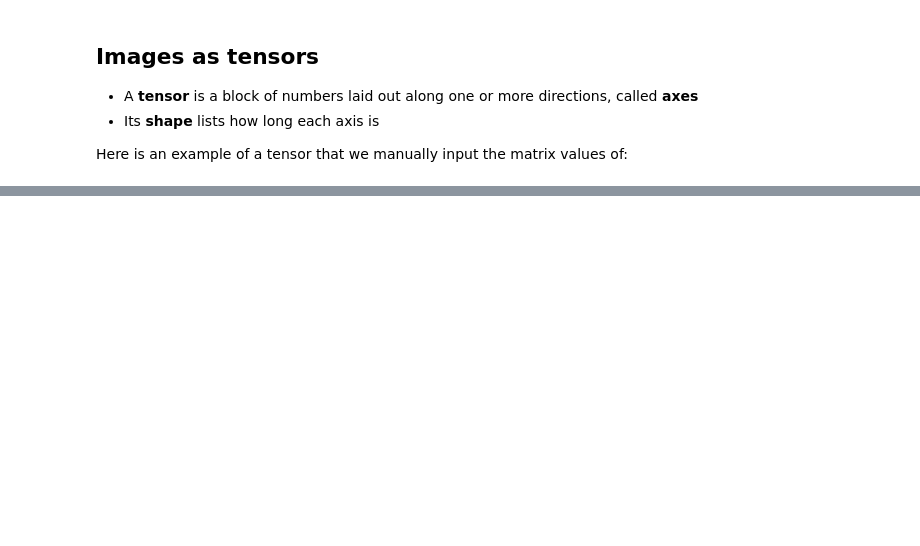
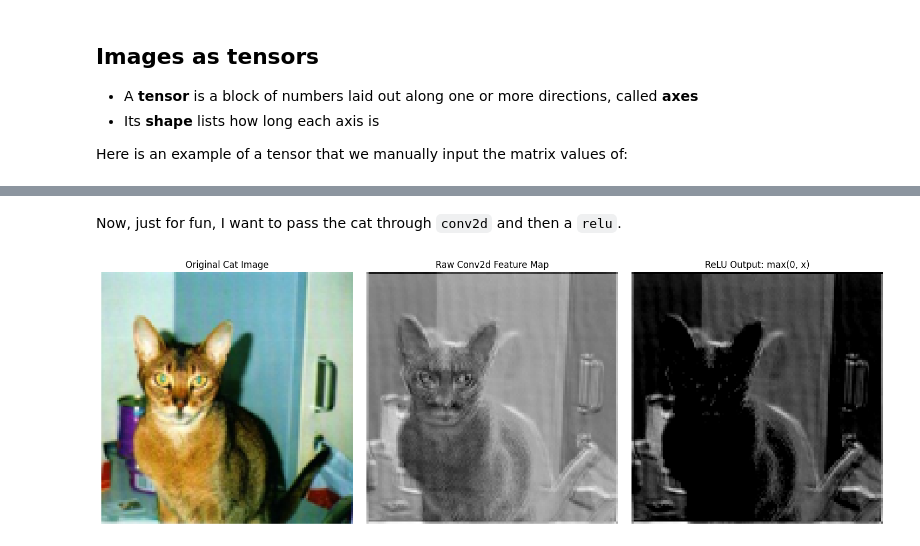
Before and after one commit to douzog/AI-Powered-Women, a Jupyter notebook: AI-Powered-Women_IsabellaDouzoglou_Tutotiral.ipynb, the cells around one changed output, grey strips where cells are left out. Cells and saved outputs as stored; diff of their text form; code cells hidden in the pictures; blank space fills up the shorter version.

```diff
--- a/AI-Powered-Women_IsabellaDouzoglou_Tutotiral.ipynb
+++ b/AI-Powered-Women_IsabellaDouzoglou_Tutotiral.ipynb
@@ -135,0 +221,48 @@ IMG_SIZE = 176
+# %% [markdown]
+Now, just for fun, I want to pass the cat through `conv2d` and then a `relu`.
+# %%
+import torch
+import torch.nn as nn
+import matplotlib.pyplot as plt
+
+# 1. Define Conv2d and ReLU layers
+conv_layer = nn.Conv2d(
+    in_channels=3,     # RGB input
+    out_channels=1,    # Output 1 feature map
+    kernel_size=3,     # 3x3 sliding filter
+    stride=1,          # Move 1 pixel at a time
+    padding=1          # Keep output height and width identical to input
+)
+
+relu_layer = nn.ReLU()
+
+# 2. Pass the cat image through Conv2d, then through ReLU
+with torch.no_grad():
+    conv_output = conv_layer(cat_tensor.unsqueeze(0))
+    relu_output = relu_layer(conv_output)
+
+# 3. Visualize Original, Conv2d Output, and ReLU Output
+plt.figure(figsize=(15, 5))
+
+# Original Image
+plt.subplot(1, 3, 1)
+plt.title("Original Cat Image")
+plt.imshow(cat_tensor.permute(1, 2, 0).numpy())
+plt.axis('off')
+
+# Raw Conv2d Feature Map (contains both positive and negative values)
+plt.subplot(1, 3, 2)
+plt.title("Raw Conv2d Feature Map")
+plt.imshow(conv_output.squeeze().numpy(), cmap='gray')
+plt.axis('off')
+
+# Post-ReLU Feature Map (negative values clamped to 0)
+plt.subplot(1, 3, 3)
+plt.title("ReLU Output: max(0, x)")
+plt.imshow(relu_output.squeeze().numpy(), cmap='gray')
+plt.axis('off')
+
+plt.tight_layout()
+plt.show()
+# %% [output]
+[figure, added]
```
Also changed, not shown: parts of 37 cells of this notebook, 7 other files.
